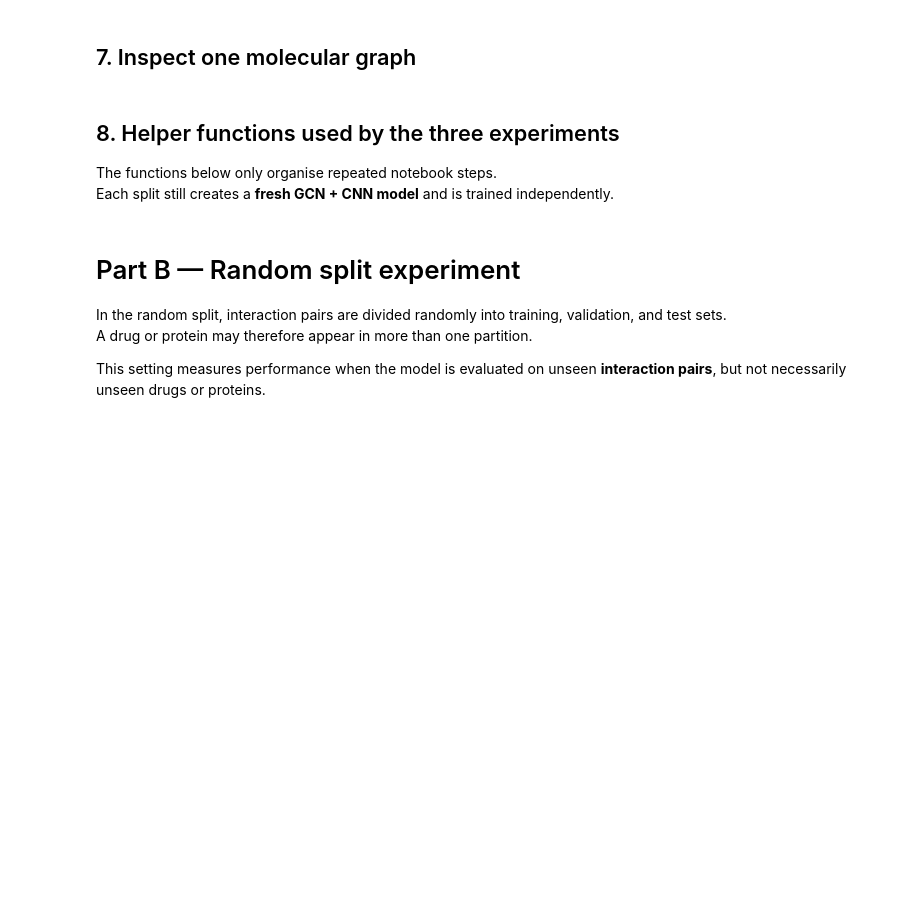
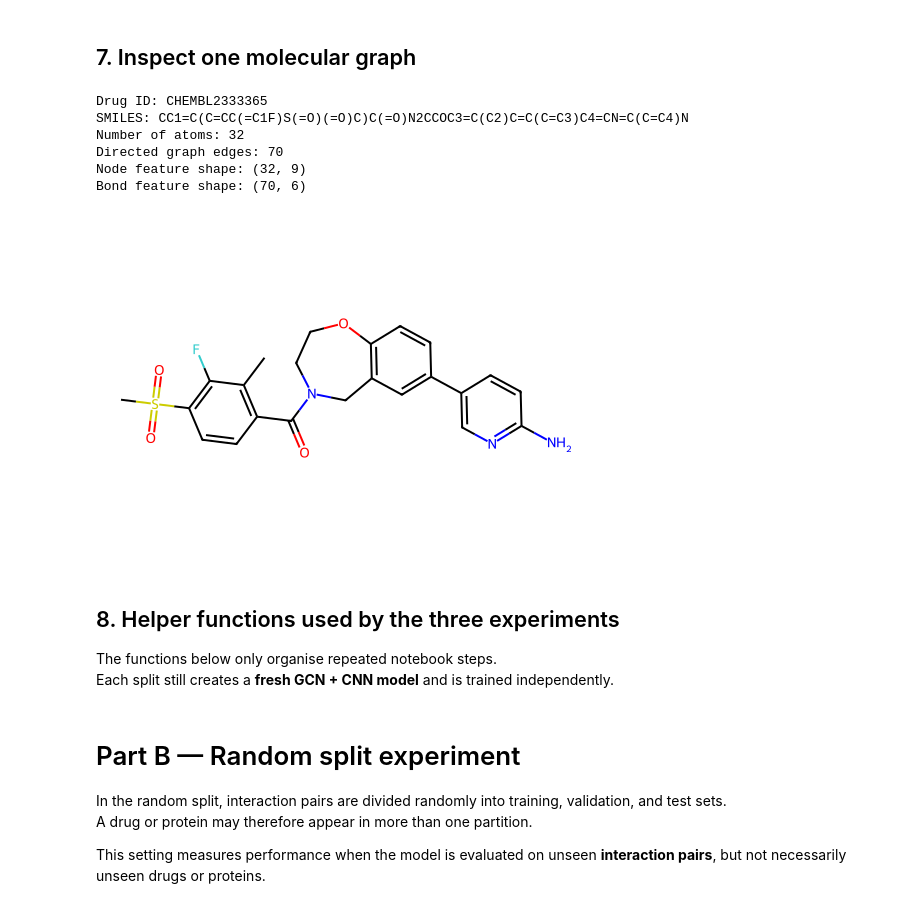
Before and after one commit to Thebluesky303/msc-dissertation-drug-repurposing, a Jupyter notebook: notebooks/04_kiba_gcn_cnn.ipynb, the cells around one changed output. Cells and saved outputs as stored; diff of their text form; code cells hidden in the pictures; blank space fills up the shorter version.

Commit message:
Kiba GCN CNN model trained.

```diff
--- a/notebooks/04_kiba_gcn_cnn.ipynb
+++ b/notebooks/04_kiba_gcn_cnn.ipynb
@@ -235,20 +624,28 @@ print("Bond feature dimension:", BOND_FEATURE_DIM)
 # %% [markdown]
 ## 7. Inspect one molecular graph
 # %%
-example_row = kiba_df.iloc[0]
+example_row = kiba_df.iloc[2300]
 example_drug_id = str(example_row["drug_id"])
 example_smiles = example_row["smiles"]
 example_graph = drug_graph_cache[example_drug_id]
 
 print("Drug ID:", example_drug_id)
 print("SMILES:", example_smiles)
 print("Number of atoms:", example_graph.num_nodes)
 print("Directed graph edges:", example_graph.edge_index.shape[1])
 print("Node feature shape:", tuple(example_graph.x.shape))
 print("Bond feature shape:", tuple(example_graph.edge_attr.shape))
 
 molecule = Chem.MolFromSmiles(example_smiles)
 display(Draw.MolToImage(molecule, size=(500, 350)))
+# %% [output]
+Drug ID: CHEMBL2333365
+SMILES: CC1=C(C=CC(=C1F)S(=O)(=O)C)C(=O)N2CCOC3=C(C2)C=C(C=C3)C4=CN=C(C=C4)N
+Number of atoms: 32
+Directed graph edges: 70
+Node feature shape: (32, 9)
+Bond feature shape: (70, 6)
+[figure, added]
 # %% [markdown]
 ## 8. Helper functions used by the three experiments
 
```
Also changed, not shown: parts of 19 cells of this notebook.
